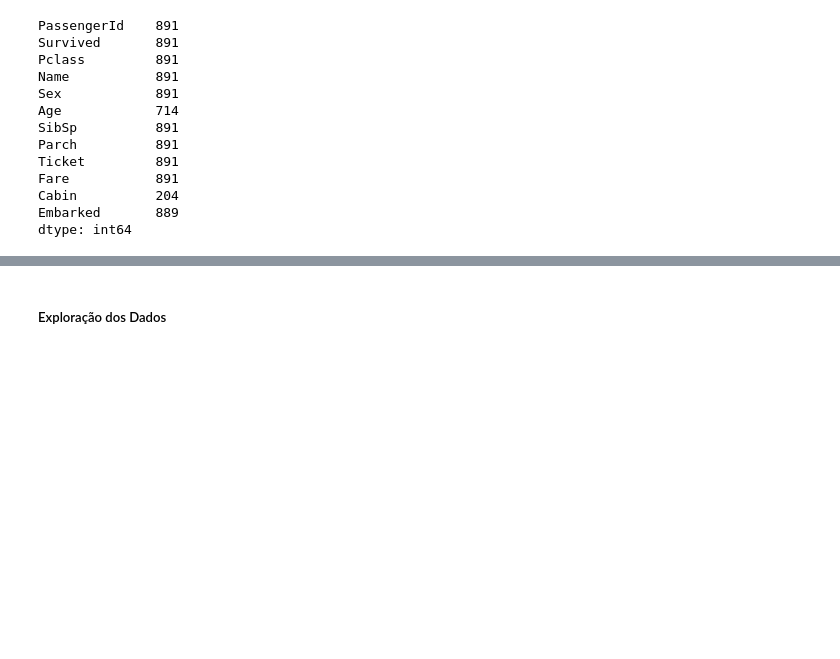
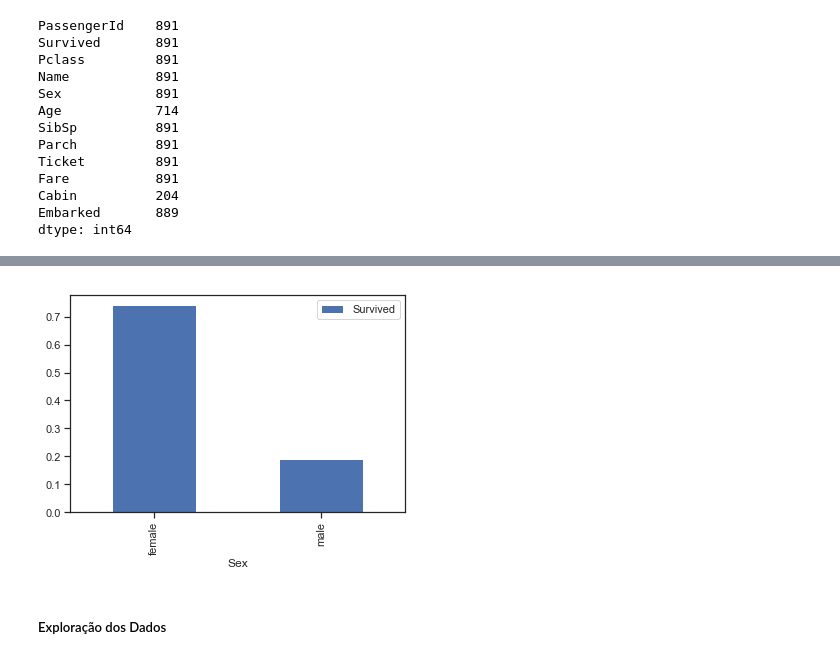
Before and after one commit to rgaliardi/Data-Science, a Jupyter notebook: MaratonaDSB/Titanic/Titanic.ipynb, the cells around one changed output, grey strips where cells are left out. Cells and saved outputs as stored; diff of their text form; code cells hidden in the pictures; blank space fills up the shorter version.

```diff
--- a/MaratonaDSB/Titanic/Titanic.ipynb
+++ b/MaratonaDSB/Titanic/Titanic.ipynb
@@ -114,2 +169,10 @@ dstrain.count()
+# %%
+#verificando a coluna sexo
+
+sex_pivot = dstrain.pivot_table(index="Sex",values="Survived")
+sex_pivot.plot.bar()
+plt.show()
+# %% [output]
+[figure, added]
 # %% [markdown]
 ##### Exploração dos Dados
```
Also changed, not shown: parts of 8 cells of this notebook.
